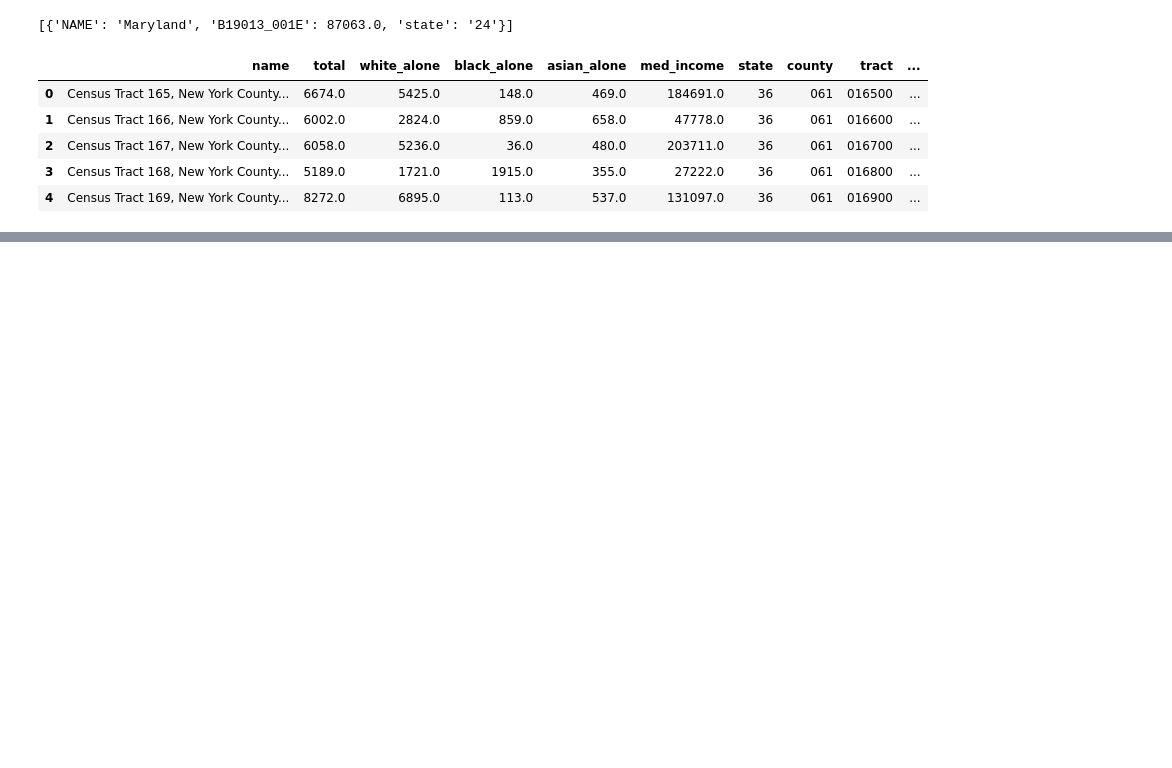
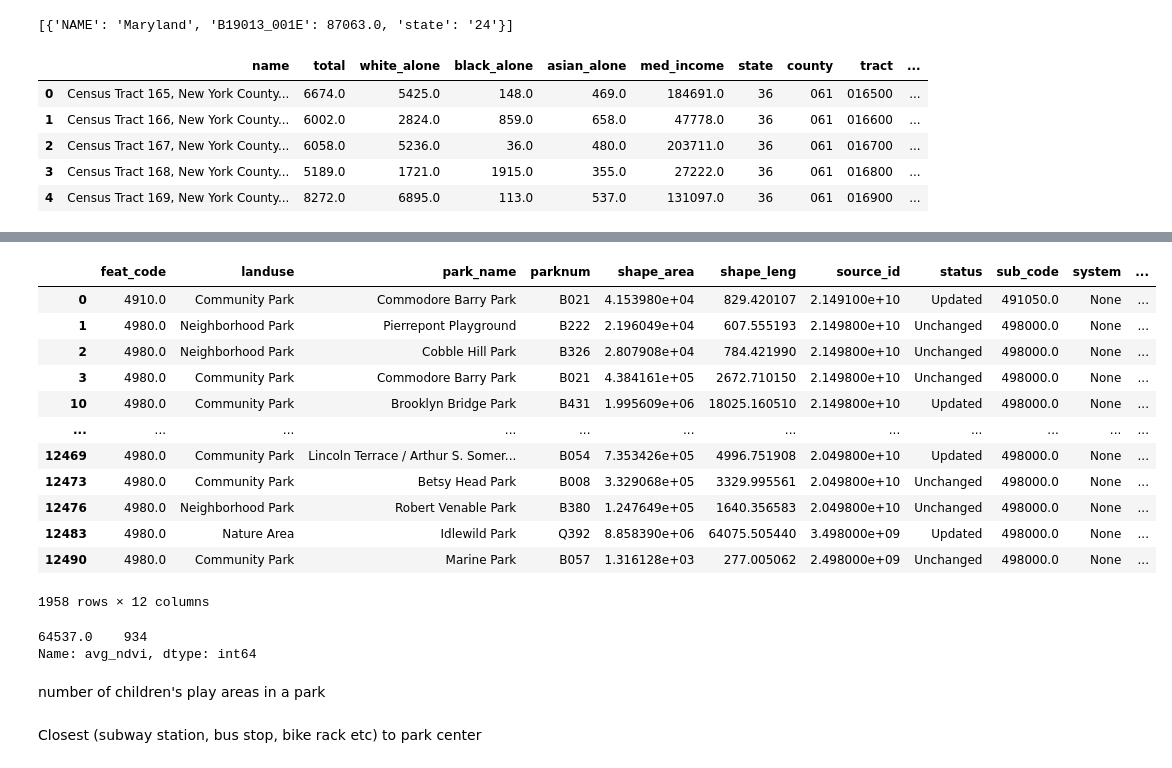
Before and after one commit to jkchap16/summer2022, a Jupyter notebook: Accessibility_Fix.ipynb, the cells around one changed output, grey strips where cells are left out. Drawn from its saved outputs; the diff is of its cells as text; code cells hidden in the pictures; blank space fills up the shorter version.

```diff
--- a/Accessibility_Fix.ipynb
+++ b/Accessibility_Fix.ipynb
@@ -55,0 +104,25 @@ nyc_acs.head()
+# %%
+parks
+# %% [output]
+|  | feat_code | landuse | park_name | parknum | shape_area | shape_leng | source_id | status | sub_code | system | ... |
+| 0 | 4910.0 | Community Park | Commodore Barry Park | B021 | 4.153980e+04 | 829.420107 | 2.149100e+10 | Updated | 491050.0 | None | ... |
+| 1 | 4980.0 | Neighborhood Park | Pierrepont Playground | B222 | 2.196049e+04 | 607.555193 | 2.149800e+10 | Unchanged | 498000.0 | None | ... |
+| 2 | 4980.0 | Neighborhood Park | Cobble Hill Park | B326 | 2.807908e+04 | 784.421990 | 2.149800e+10 | Unchanged | 498000.0 | None | ... |
+| 3 | 4980.0 | Community Park | Commodore Barry Park | B021 | 4.384161e+05 | 2672.710150 | 2.149800e+10 | Unchanged | 498000.0 | None | ... |
+| 10 | 4980.0 | Community Park | Brooklyn Bridge Park | B431 | 1.995609e+06 | 18025.160510 | 2.149800e+10 | Updated | 498000.0 | None | ... |
+| ... | ... | ... | ... | ... | ... | ... | ... | ... | ... | ... | ... |
+| 12469 | 4980.0 | Community Park | Lincoln Terrace / Arthur S. Somer... | B054 | 7.353426e+05 | 4996.751908 | 2.049800e+10 | Updated | 498000.0 | None | ... |
+| 12473 | 4980.0 | Community Park | Betsy Head Park | B008 | 3.329068e+05 | 3329.995561 | 2.049800e+10 | Unchanged | 498000.0 | None | ... |
+| 12476 | 4980.0 | Neighborhood Park | Robert Venable Park | B380 | 1.247649e+05 | 1640.356583 | 2.049800e+10 | Unchanged | 498000.0 | None | ... |
+| 12483 | 4980.0 | Nature Area | Idlewild Park | Q392 | 8.858390e+06 | 64075.505440 | 3.498000e+09 | Updated | 498000.0 | None | ... |
+| 12490 | 4980.0 | Community Park | Marine Park | B057 | 1.316128e+03 | 277.005062 | 2.498000e+09 | Unchanged | 498000.0 | None | ... |
+1958 rows × 12 columns
+# %%
+parks['avg_ndvi'].value_counts()
+# %% [output]
+64537.0    934
+Name: avg_ndvi, dtype: int64
+# %% [markdown]
+number of children's play areas in a park
+# %% [markdown]
+Closest (subway station, bus stop, bike rack etc) to park center
```
Also changed, not shown: parts of 12 cells of this notebook.
